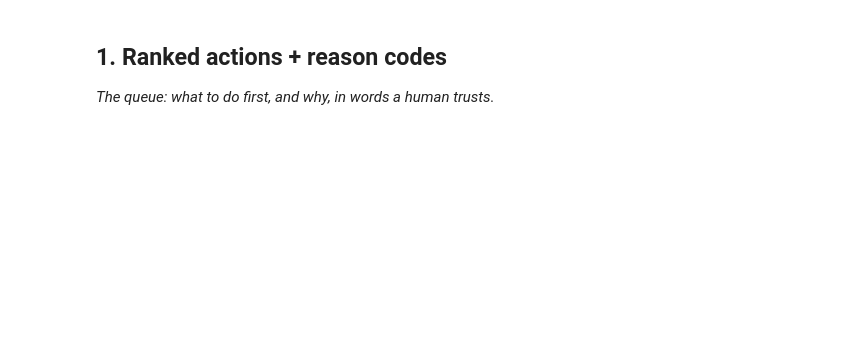
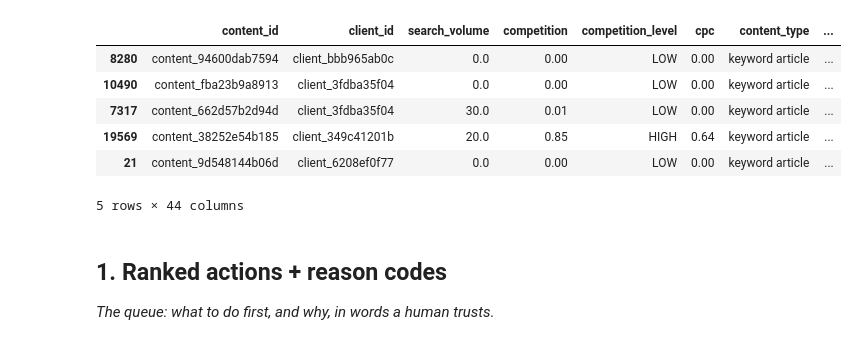
Before and after one commit to jenilrupareliya5150-bit/FlyRankAi-ml-Track, a Jupyter notebook: work/notebooks/w07_action_playbook.ipynb, the cells around one changed output. Saved outputs shown, nothing was run; the diff lists cells and outputs as text; code cells hidden in the pictures; blank space fills up the shorter version.

```diff
--- a/work/notebooks/w07_action_playbook.ipynb
+++ b/work/notebooks/w07_action_playbook.ipynb
@@ -9,3 +29,13 @@ This skeleton is yours to fill. Work the sections **in order** — each one has
+# %%
+df.sample(5)
+# %% [output]
+|  | content_id | client_id | search_volume | competition | competition_level | cpc | content_type | ... |
+| 8280 | content_94600dab7594 | client_bbb965ab0c | 0.0 | 0.00 | LOW | 0.00 | keyword article | ... |
+| 10490 | content_fba23b9a8913 | client_3fdba35f04 | 0.0 | 0.00 | LOW | 0.00 | keyword article | ... |
+| 7317 | content_662d57b2d94d | client_3fdba35f04 | 30.0 | 0.01 | LOW | 0.00 | keyword article | ... |
+| 19569 | content_38252e54b185 | client_349c41201b | 20.0 | 0.85 | HIGH | 0.64 | keyword article | ... |
+| 21 | content_9d548144b06d | client_6208ef0f77 | 0.0 | 0.00 | LOW | 0.00 | keyword article | ... |
+5 rows × 44 columns
 # %% [markdown]
 ## 1. Ranked actions + reason codes
 
```
Also changed, not shown: parts of 23 cells of this notebook.
